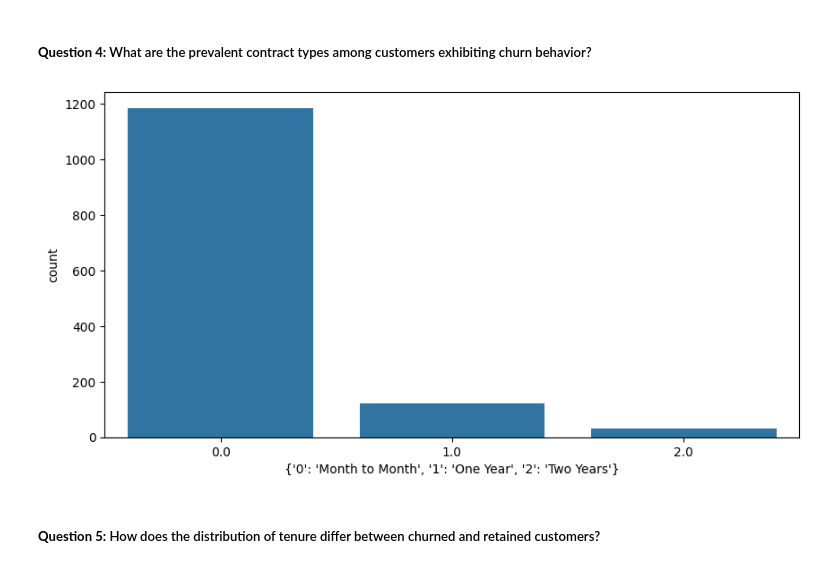
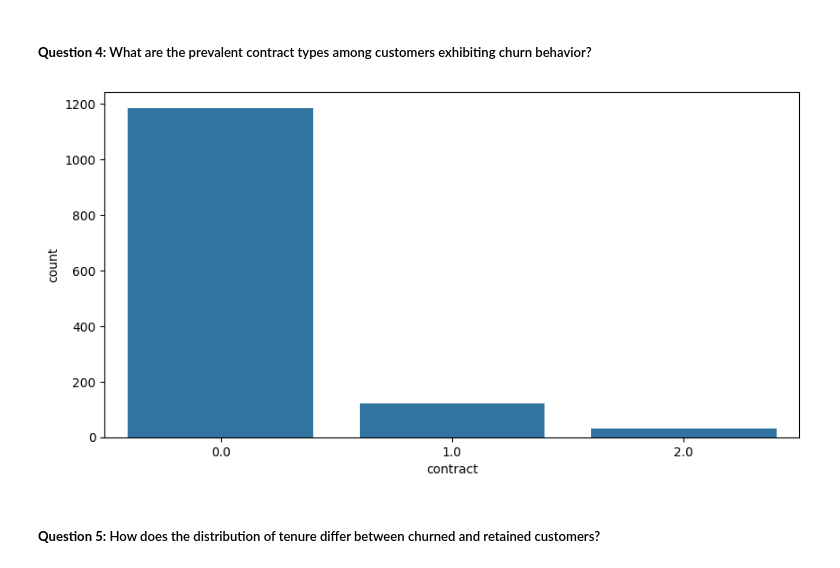
Before and after one commit to Rama-Mwenda/Customer_Churn, a Jupyter notebook: Notebooks/Customer_Churn.ipynb, the cells around one changed output. Cells and saved outputs as stored; diff of their text form; code cells hidden in the pictures.

```diff
--- a/Notebooks/Customer_Churn.ipynb
+++ b/Notebooks/Customer_Churn.ipynb
@@ -800,12 +814,11 @@ Churned customers accounted for 18.07% of total revenue
 # %%
 #Checking relationship between churned customers, contract types and payment methods.
 plt.figure(figsize=(10,5))
 labels={'0':'Month to Month', '1':'One Year', '2':'Two Years'}
 sns.barplot(data=(train['contract'].where(train['churn']==1).value_counts()), orient='v')
-plt.xlabel(labels)
 plt.show()
 # %% [output]
-[figure, old version]
+[figure, new version]
 # %% [markdown]
 ##### **Question 5:** How does the distribution of tenure differ between churned and retained customers?
 # %%
```
Also changed, not shown: parts of 21 cells of this notebook.
